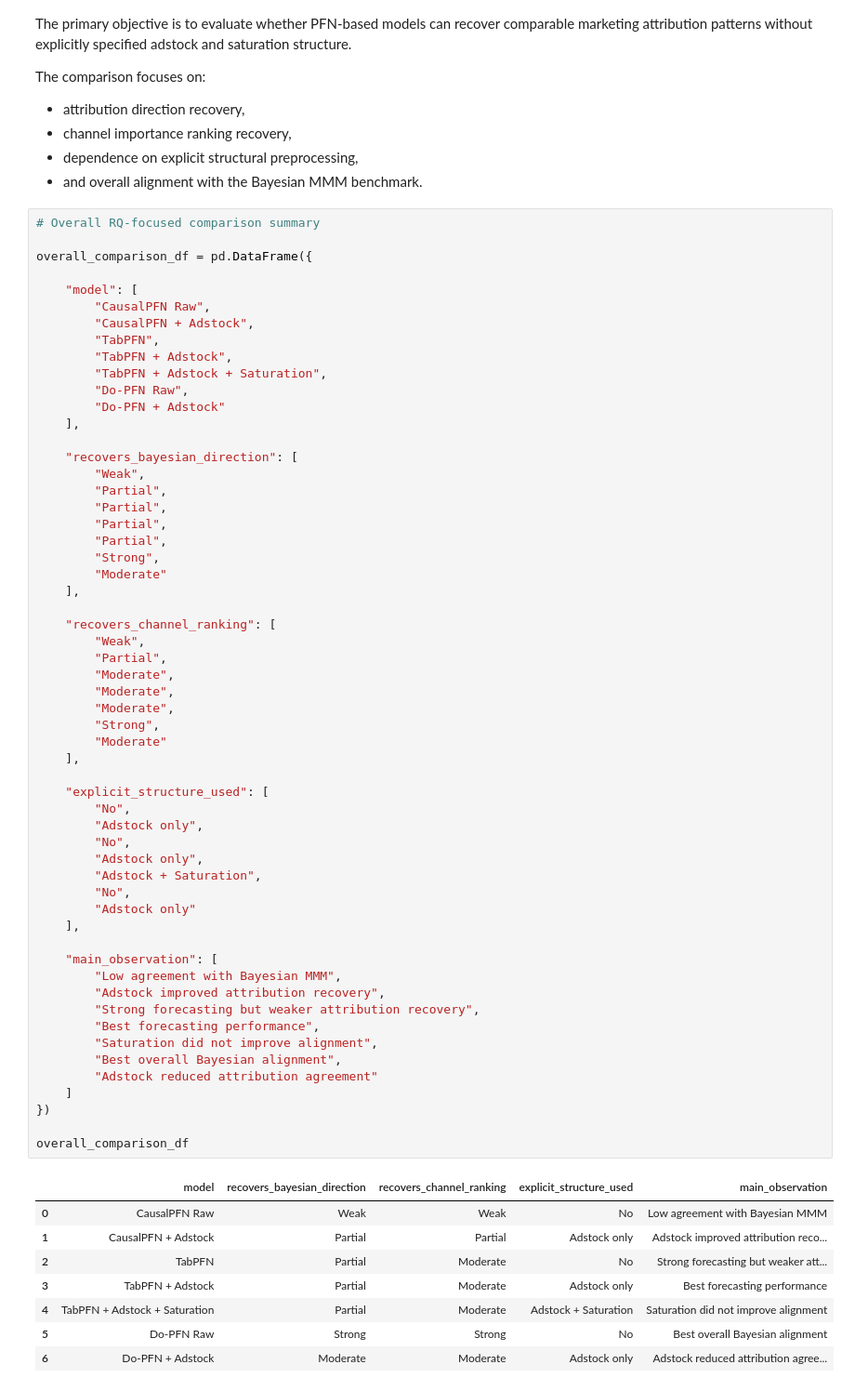
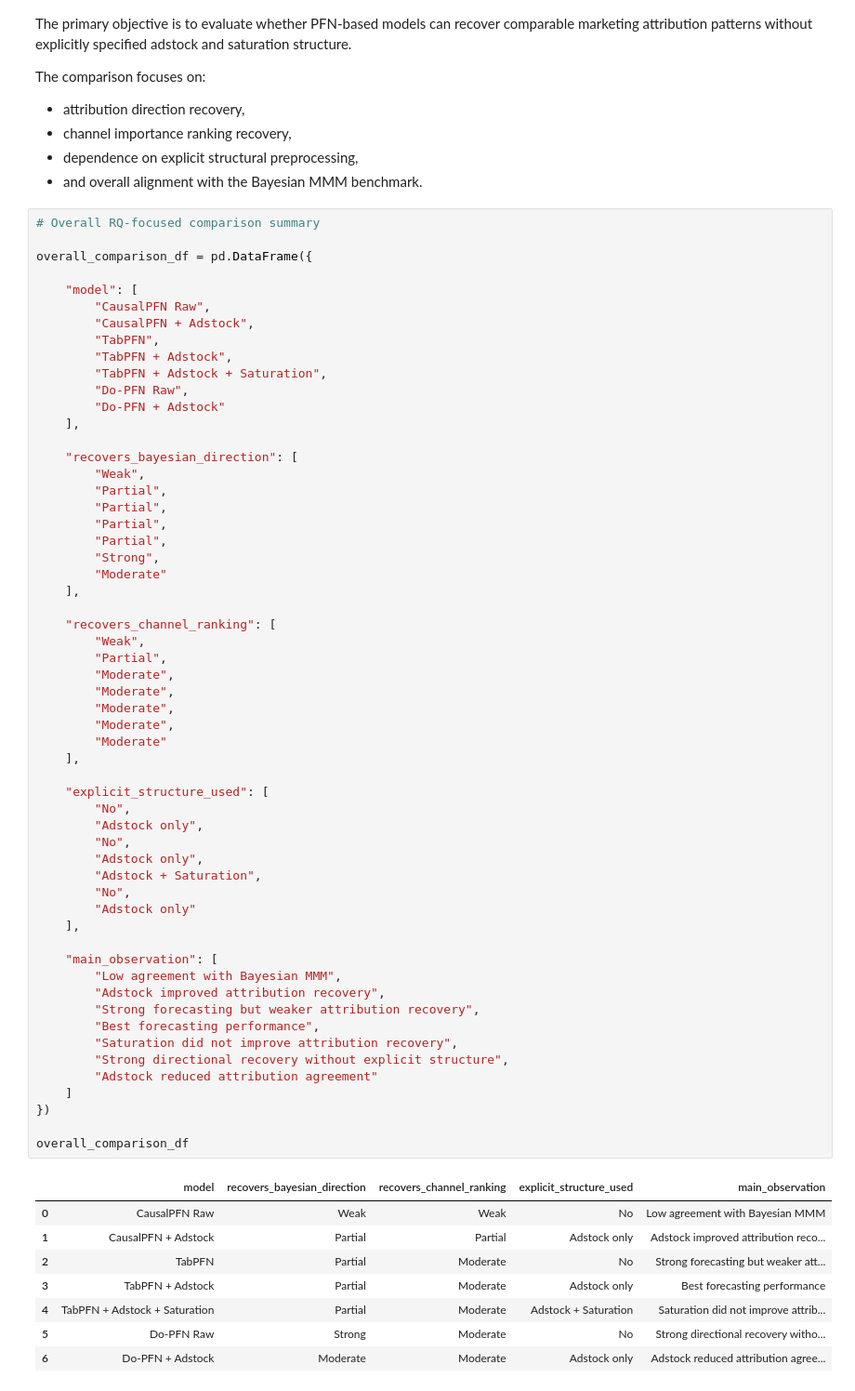
Before and after one commit to ismaelale13/seminar-mmm-pfn, a Jupyter notebook: notebooks/06_comparisons&Summary.ipynb, the cells around one changed output. Shown at 93% size. Cells and saved outputs as stored; diff of their text form.

```diff
--- a/notebooks/06_comparisons&Summary.ipynb
+++ b/notebooks/06_comparisons&Summary.ipynb
@@ -486,40 +485,40 @@ overall_comparison_df = pd.DataFrame({
         "Moderate",
         "Moderate",
         "Moderate",
-        "Strong",
+        "Moderate",
         "Moderate"
     ],
 
     "explicit_structure_used": [
         "No",
         "Adstock only",
         "No",
         "Adstock only",
         "Adstock + Saturation",
         "No",
         "Adstock only"
     ],
 
     "main_observation": [
         "Low agreement with Bayesian MMM",
         "Adstock improved attribution recovery",
         "Strong forecasting but weaker attribution recovery",
         "Best forecasting performance",
-        "Saturation did not improve alignment",
-        "Best overall Bayesian alignment",
+        "Saturation did not improve attribution recovery",
+        "Strong directional recovery without explicit structure",
         "Adstock reduced attribution agreement"
     ]
 })
 
 overall_comparison_df
 # %% [output]
 |  | model | recovers_bayesian_direction | recovers_channel_ranking | explicit_structure_used | main_observation |
 | 0 | CausalPFN Raw | Weak | Weak | No | Low agreement with Bayesian MMM |
 | 1 | CausalPFN + Adstock | Partial | Partial | Adstock only | Adstock improved attribution reco... |
 | 2 | TabPFN | Partial | Moderate | No | Strong forecasting but weaker att... |
 | 3 | TabPFN + Adstock | Partial | Moderate | Adstock only | Best forecasting performance |
-| 4 | TabPFN + Adstock + Saturation | Partial | Moderate | Adstock + Saturation | Saturation did not improve alignment |
-| 5 | Do-PFN Raw | Strong | Strong | No | Best overall Bayesian alignment |
+| 4 | TabPFN + Adstock + Saturation | Partial | Moderate | Adstock + Saturation | Saturation did not improve attrib... |
+| 5 | Do-PFN Raw | Strong | Moderate | No | Strong directional recovery witho... |
 | 6 | Do-PFN + Adstock | Moderate | Moderate | Adstock only | Adstock reduced attribution agree... |
 # %% [markdown]
 ## Final Interpretation Relative to the Research Question
```
Also changed, not shown: parts of 3 cells of this notebook.
